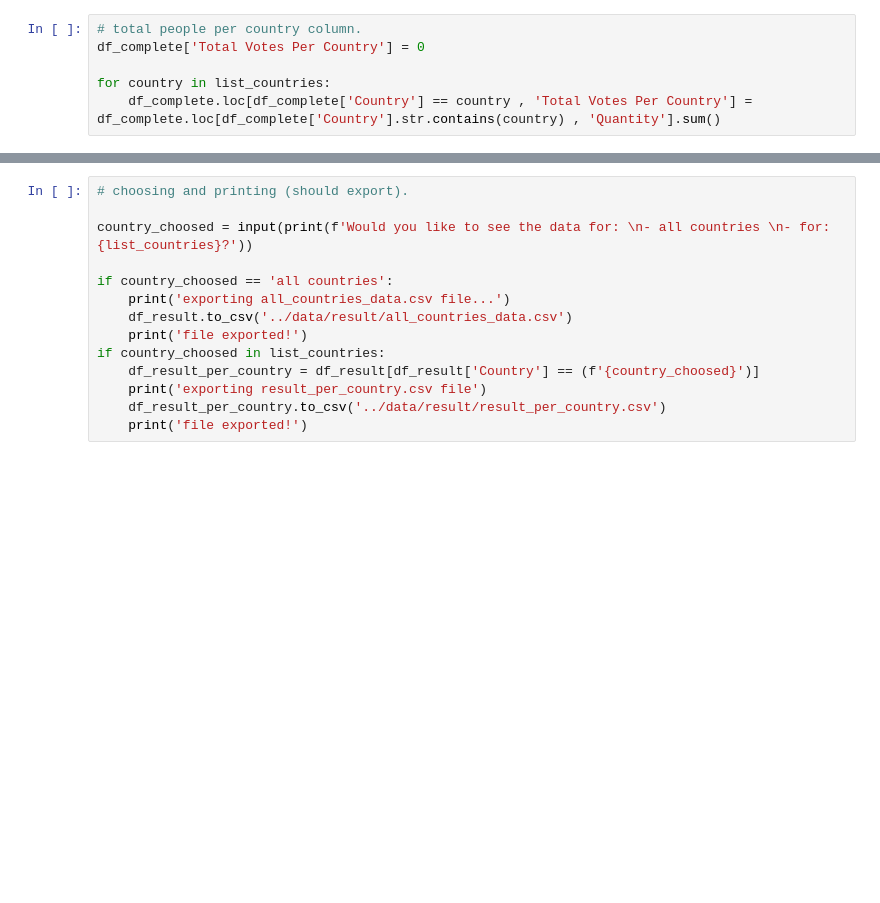
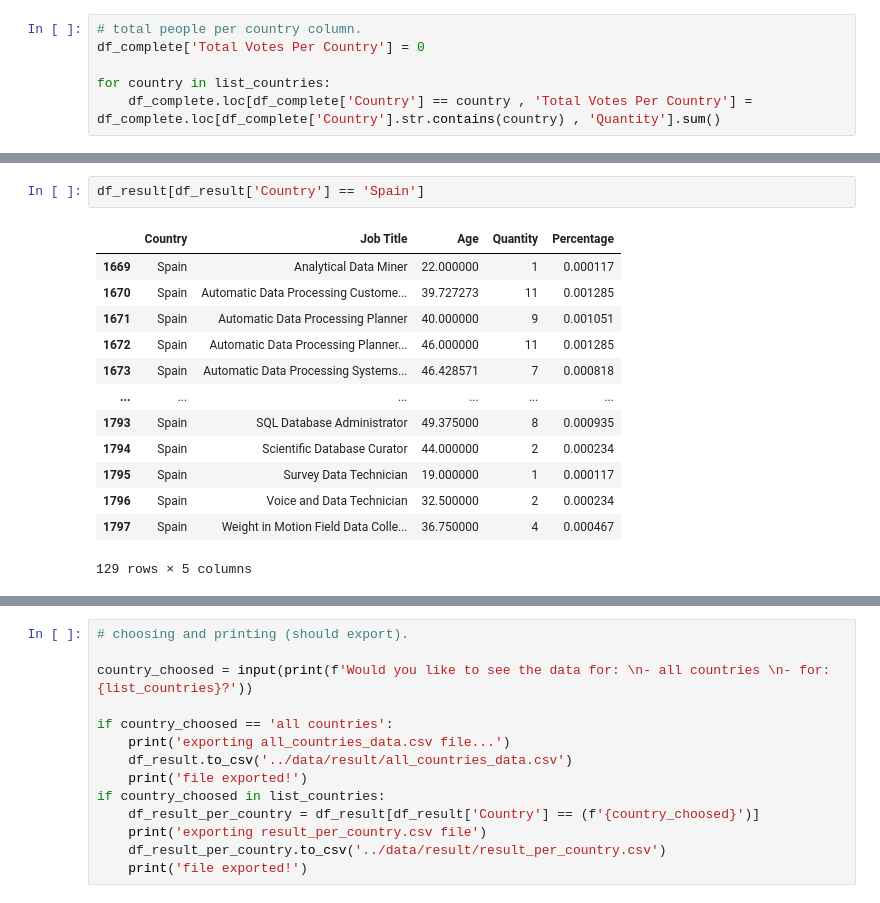
Before and after one commit to ssarahreyes/ih_datamadpt1120_project_m1, a Jupyter notebook: __trash__/CleaningData_draft.ipynb, the cells around one changed output, grey strips where cells are left out. Cells and saved outputs as stored; diff of their text form; blank space fills up the shorter version.

```diff
--- a/__trash__/CleaningData_draft.ipynb
+++ b/__trash__/CleaningData_draft.ipynb
@@ -187,0 +340,16 @@ df_result = df_complete[['Country', 'Job Title', 'Age', 'Quantity', 'Percentage'
+# %%
+df_result[df_result['Country'] == 'Spain']
+# %% [output]
+|  | Country | Job Title | Age | Quantity | Percentage |
+| 1669 | Spain | Analytical Data Miner | 22.000000 | 1 | 0.000117 |
+| 1670 | Spain | Automatic Data Processing Custome... | 39.727273 | 11 | 0.001285 |
+| 1671 | Spain | Automatic Data Processing Planner | 40.000000 | 9 | 0.001051 |
+| 1672 | Spain | Automatic Data Processing Planner... | 46.000000 | 11 | 0.001285 |
+| 1673 | Spain | Automatic Data Processing Systems... | 46.428571 | 7 | 0.000818 |
+| ... | ... | ... | ... | ... | ... |
+| 1793 | Spain | SQL Database Administrator | 49.375000 | 8 | 0.000935 |
+| 1794 | Spain | Scientific Database Curator | 44.000000 | 2 | 0.000234 |
+| 1795 | Spain | Survey Data Technician | 19.000000 | 1 | 0.000117 |
+| 1796 | Spain | Voice and Data Technician | 32.500000 | 2 | 0.000234 |
+| 1797 | Spain | Weight in Motion Field Data Colle... | 36.750000 | 4 | 0.000467 |
+129 rows × 5 columns
```
Also changed, not shown: parts of 40 cells of this notebook, 11 other files.
